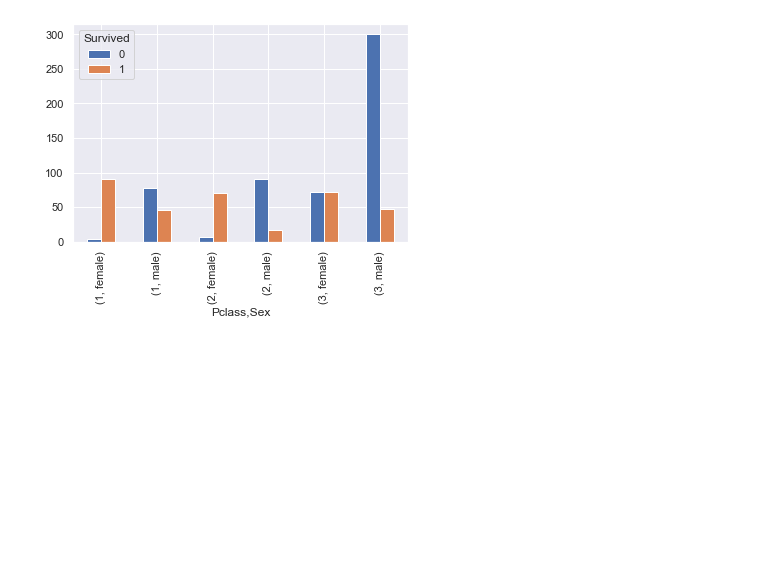
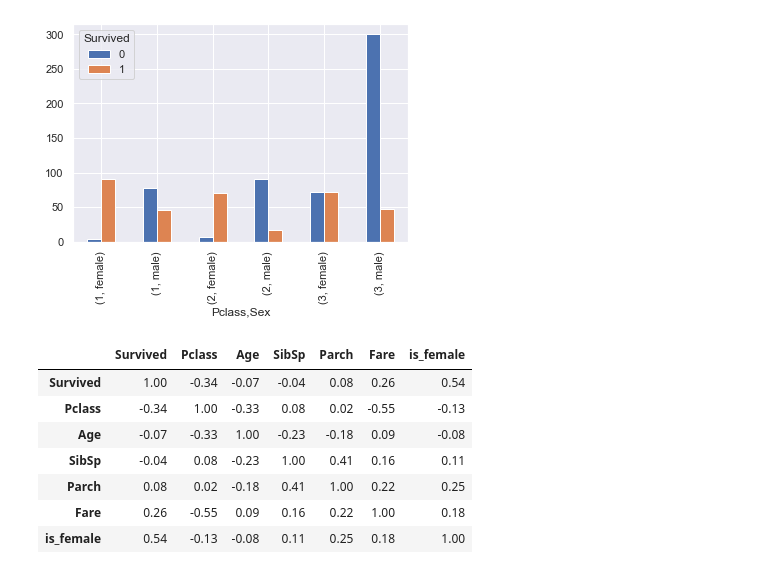
Before and after one commit to lenarother/bootcamp, a Jupyter notebook: classification/titanic_explore_data.ipynb, the cells around one changed output. Saved outputs shown, nothing was run; the diff lists cells and outputs as text; code cells hidden in the pictures; blank space fills up the shorter version.

```diff
--- a/classification/titanic_explore_data.ipynb
+++ b/classification/titanic_explore_data.ipynb
@@ -214,3 +214,15 @@ df.groupby(['Pclass', 'Sex', 'Survived'])['Name'].count().unstack().plot.bar()
 # %% [output]
 <AxesSubplot:xlabel='Pclass,Sex'>
 [figure]
+# %%
+df['is_female'] = df['Sex'] == 'female'
+df.corr().round(2)
+# %% [output]
+|  | Survived | Pclass | Age | SibSp | Parch | Fare | is_female |
+| Survived | 1.00 | -0.34 | -0.07 | -0.04 | 0.08 | 0.26 | 0.54 |
+| Pclass | -0.34 | 1.00 | -0.33 | 0.08 | 0.02 | -0.55 | -0.13 |
+| Age | -0.07 | -0.33 | 1.00 | -0.23 | -0.18 | 0.09 | -0.08 |
+| SibSp | -0.04 | 0.08 | -0.23 | 1.00 | 0.41 | 0.16 | 0.11 |
+| Parch | 0.08 | 0.02 | -0.18 | 0.41 | 1.00 | 0.22 | 0.25 |
+| Fare | 0.26 | -0.55 | 0.09 | 0.16 | 0.22 | 1.00 | 0.18 |
+| is_female | 0.54 | -0.13 | -0.08 | 0.11 | 0.25 | 0.18 | 1.00 |
```
Also changed, not shown: parts of 1 cell of this notebook, 3 other files.
